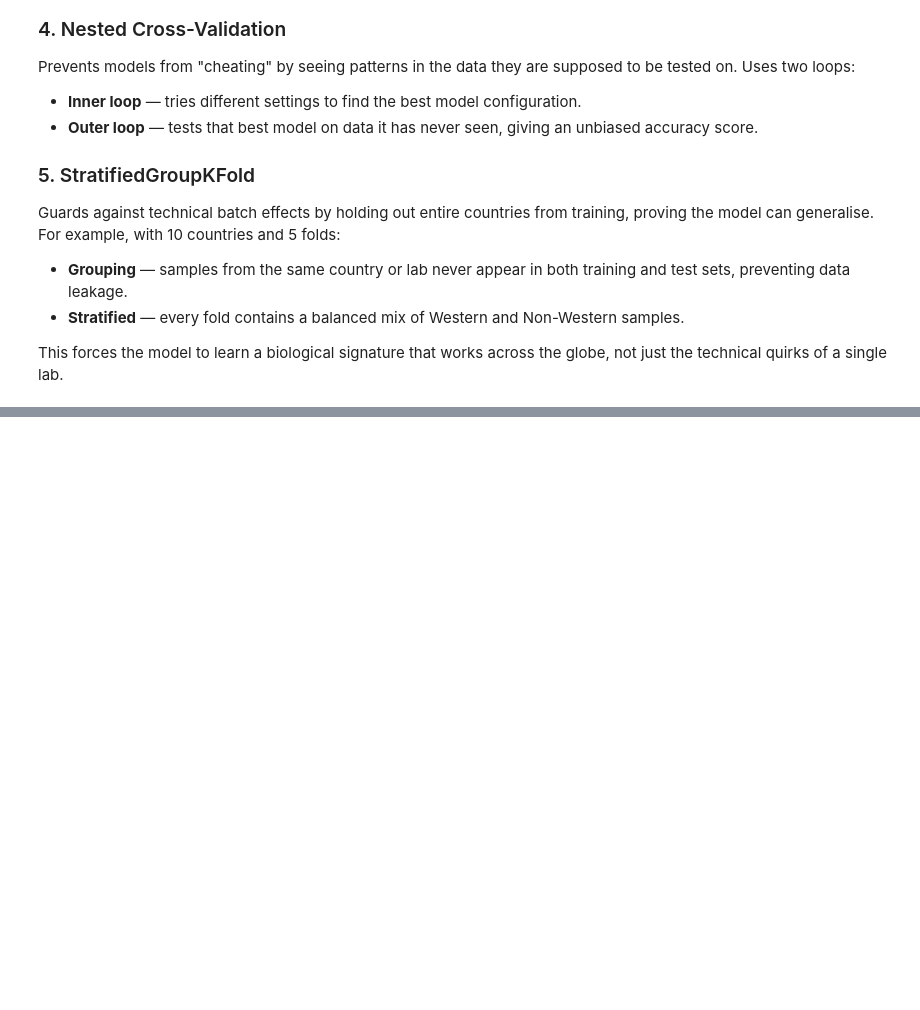
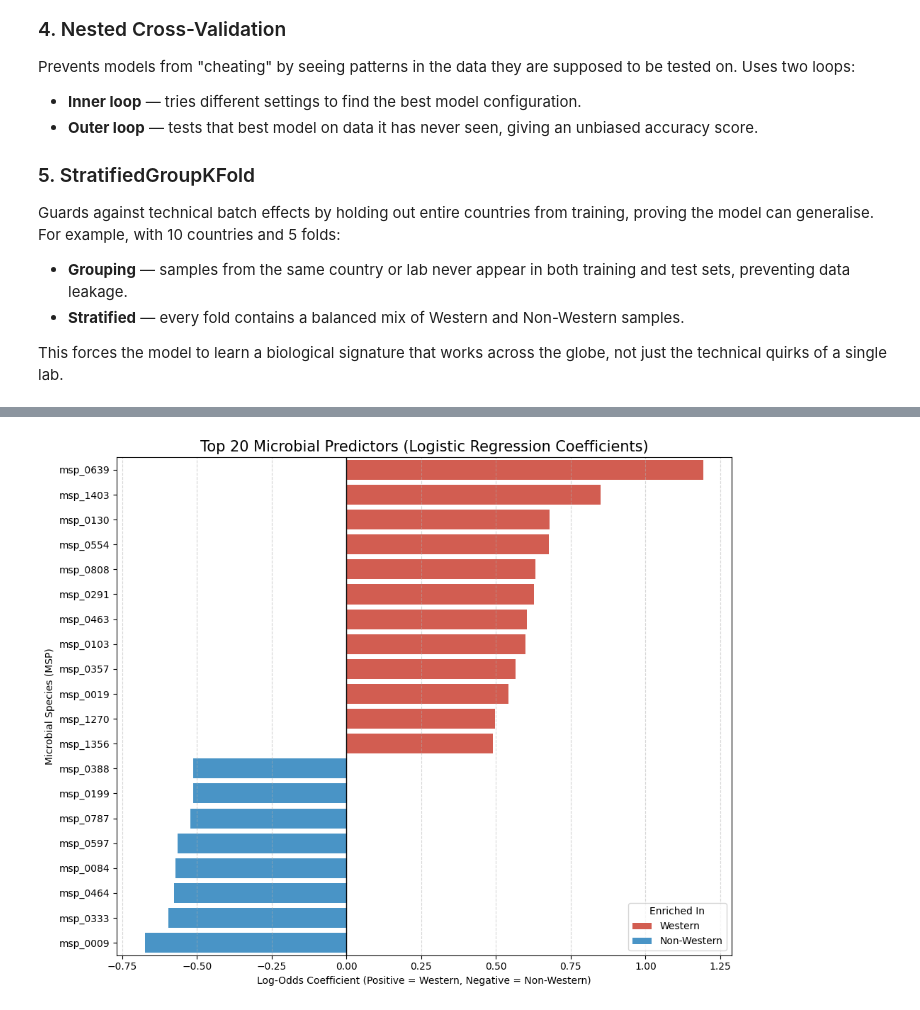
Before and after one commit to dafi03/PA1_repo2, a Jupyter notebook: notebook/4_Western.vs.nonwestern_ml.ipynb, the cells around one changed output, grey strips where cells are left out. Cells and saved outputs as stored; diff of their text form; code cells hidden in the pictures; blank space fills up the shorter version.

```diff
--- a/notebook/4_Western.vs.nonwestern_ml.ipynb
+++ b/notebook/4_Western.vs.nonwestern_ml.ipynb
@@ -389,0 +453,48 @@ msp_0134         0.0114         -0.0313  Non-Western
+# %%
+# 1. Fit the pipeline on the ENTIRE dataset to extract the final coefficients
+lr_pipeline.fit(X, y)
+
+# 2. Extract features that survived the variance filter
+var_support = lr_pipeline.named_steps['var_filter'].get_support()
+features_after_var = X.columns[var_support]
+
+# 3. Extract the coefficients from the Logistic Regression
+coefficients = lr_pipeline.named_steps['lr'].coef_[0]
+
+# 4. Create a DataFrame for easy handling
+coef_df = pd.DataFrame({
+    'Microbe': features_after_var,
+    'Coefficient': coefficients
+})
+
+# Filter out features that LASSO pushed to absolute zero
+coef_df = coef_df[coef_df['Coefficient'] != 0]
+
+# Sort by absolute magnitude to get the "Most Predictive" overall, then take top 20
+coef_df['Abs_Coef'] = coef_df['Coefficient'].abs()
+top_20_lr = coef_df.sort_values(by='Abs_Coef', ascending=False).head(20)
+
+# Determine the category based on the sign for coloring
+top_20_lr['Enriched_In'] = np.where(top_20_lr['Coefficient'] > 0, 'Western', 'Non-Western')
+
+# --- PLOTTING ---
+plt.figure(figsize=(10, 8))
+sns.barplot(
+    data=top_20_lr.sort_values(by='Coefficient', ascending=False),
+    x='Coefficient',
+    y='Microbe',
+    hue='Enriched_In',
+    palette={'Western': '#e74c3c', 'Non-Western': '#3498db'},
+    dodge=False
+)
+
+plt.axvline(0, color='black', linewidth=1)
+plt.title('Top 20 Microbial Predictors (Logistic Regression Coefficients)', fontsize=15)
+plt.xlabel('Log-Odds Coefficient (Positive = Western, Negative = Non-Western)')
+plt.ylabel('Microbial Species (MSP)')
+plt.legend(title='Enriched In', loc='lower right')
+plt.grid(axis='x', linestyle='--', alpha=0.5)
+plt.tight_layout()
+plt.show()
+# %% [output]
+[figure, added]
```
Also changed, not shown: parts of 11 cells of this notebook.
